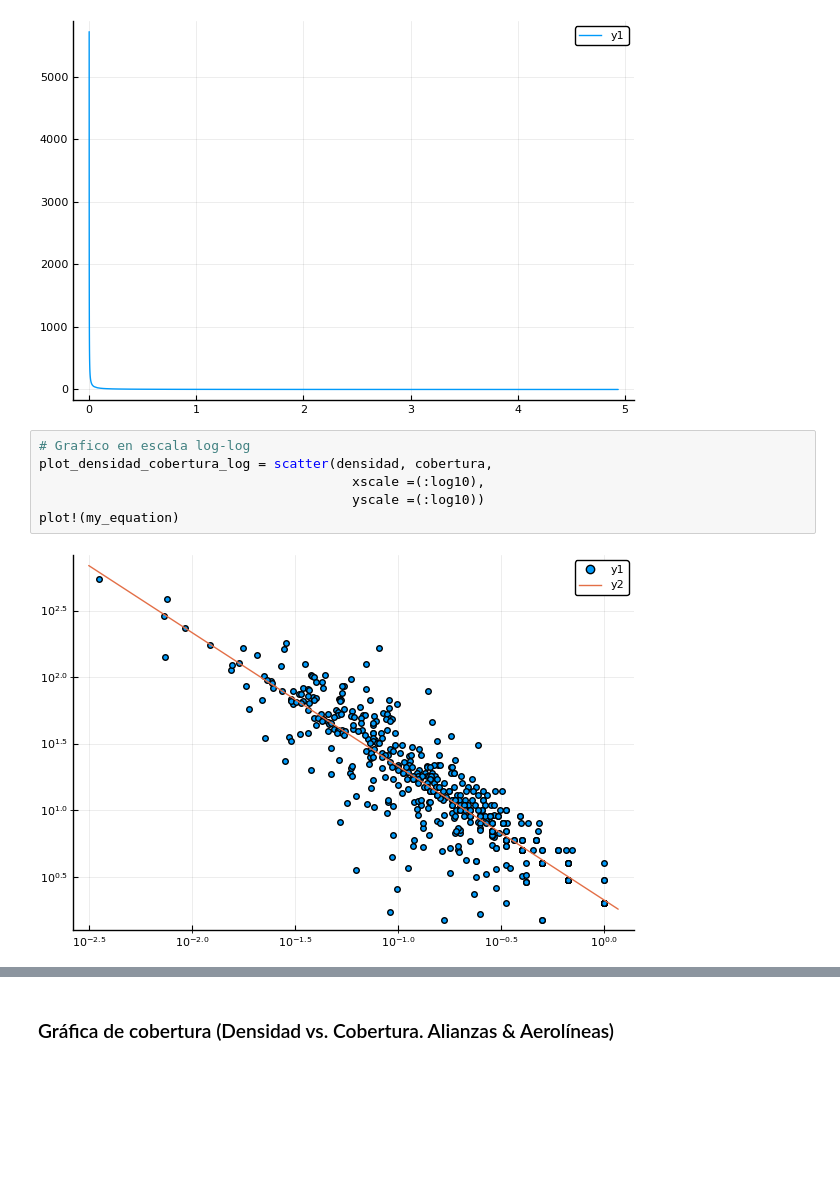
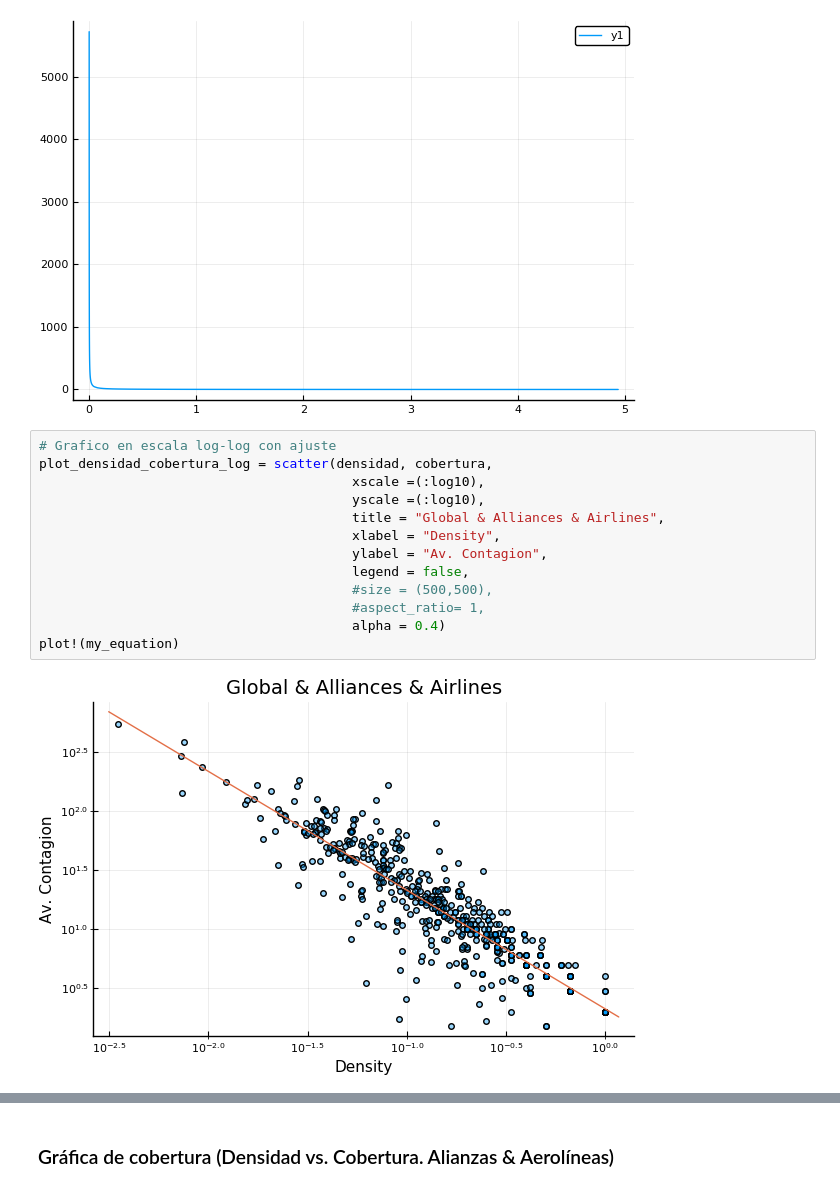
Before and after one commit to Yuriyama/Proyecto_aerolineas, a Jupyter notebook: Code/Densidad.ipynb, the cells around one changed output, grey strips where cells are left out. Saved outputs shown, nothing was run; the diff lists cells and outputs as text; blank space fills up the shorter version.

```diff
--- a/Code/Densidad.ipynb
+++ b/Code/Densidad.ipynb
@@ -469,10 +577,17 @@ plot(my_equation)
 # %% [output]
 [figure]
 # %%
-# Grafico en escala log-log
+# Grafico en escala log-log con ajuste
 plot_densidad_cobertura_log = scatter(densidad, cobertura,
                                         xscale =(:log10),
-                                        yscale =(:log10))
+                                        yscale =(:log10),
+                                        title = "Global & Alliances & Airlines",
+                                        xlabel = "Density",
+                                        ylabel = "Av. Contagion",
+                                        legend = false,
+                                        #size = (500,500),
+                                        #aspect_ratio= 1,
+                                        alpha = 0.4)
 plot!(my_equation)
 # %% [output]
-[figure, old version]
+[figure, new version]
```
Also changed, not shown: parts of 10 cells of this notebook, 1 other file.
